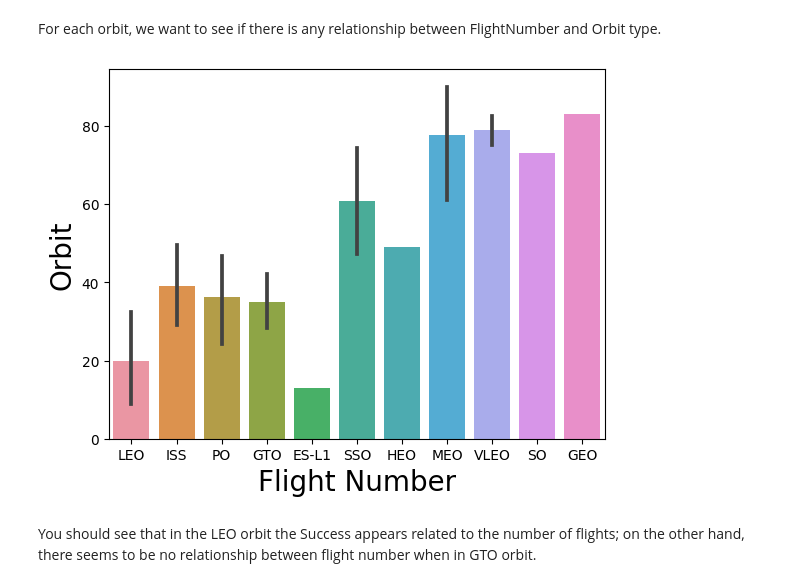
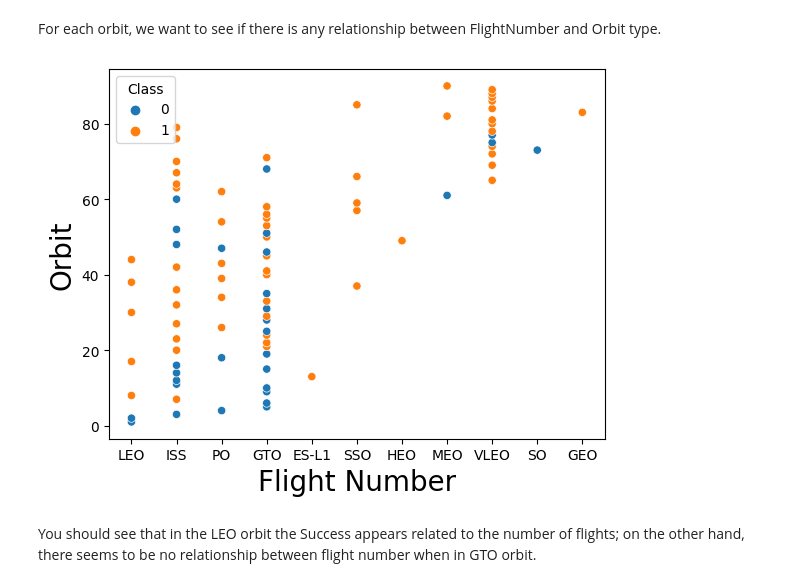
Before and after one commit to Hasansarwer/Applied-Data-Science-Capstone, a Jupyter notebook: jupyter-labs-eda-dataviz.ipynb, the cells around one changed output. Saved outputs shown, nothing was run; the diff lists cells and outputs as text; code cells hidden in the pictures.

```diff
--- a/jupyter-labs-eda-dataviz.ipynb
+++ b/jupyter-labs-eda-dataviz.ipynb
@@ -131,12 +131,12 @@ Analyze the ploted bar chart try to find which orbits have high sucess rate.
 For each orbit, we want to see if there is any relationship between FlightNumber and Orbit type.
 # %%
 # Plot a scatter point chart with x axis to be FlightNumber and y axis to be the Orbit, and hue to be the class value
-sns.barplot(x="Orbit", y="FlightNumber", data=df)
+sns.scatterplot(x="Orbit", y="FlightNumber", hue='Class', data=df)
 plt.xlabel("Flight Number",fontsize=20)
 plt.ylabel("Orbit",fontsize=20)
 plt.show()
 # %% [output]
-[figure, old version]
+[figure, new version]
 # %% [markdown]
 You should see that in the LEO orbit the Success appears related to the number of flights; on the other hand, there seems to be no relationship between flight number when in GTO orbit.
 # %% [markdown]
```
Also changed, not shown: parts of 4 cells of this notebook.
